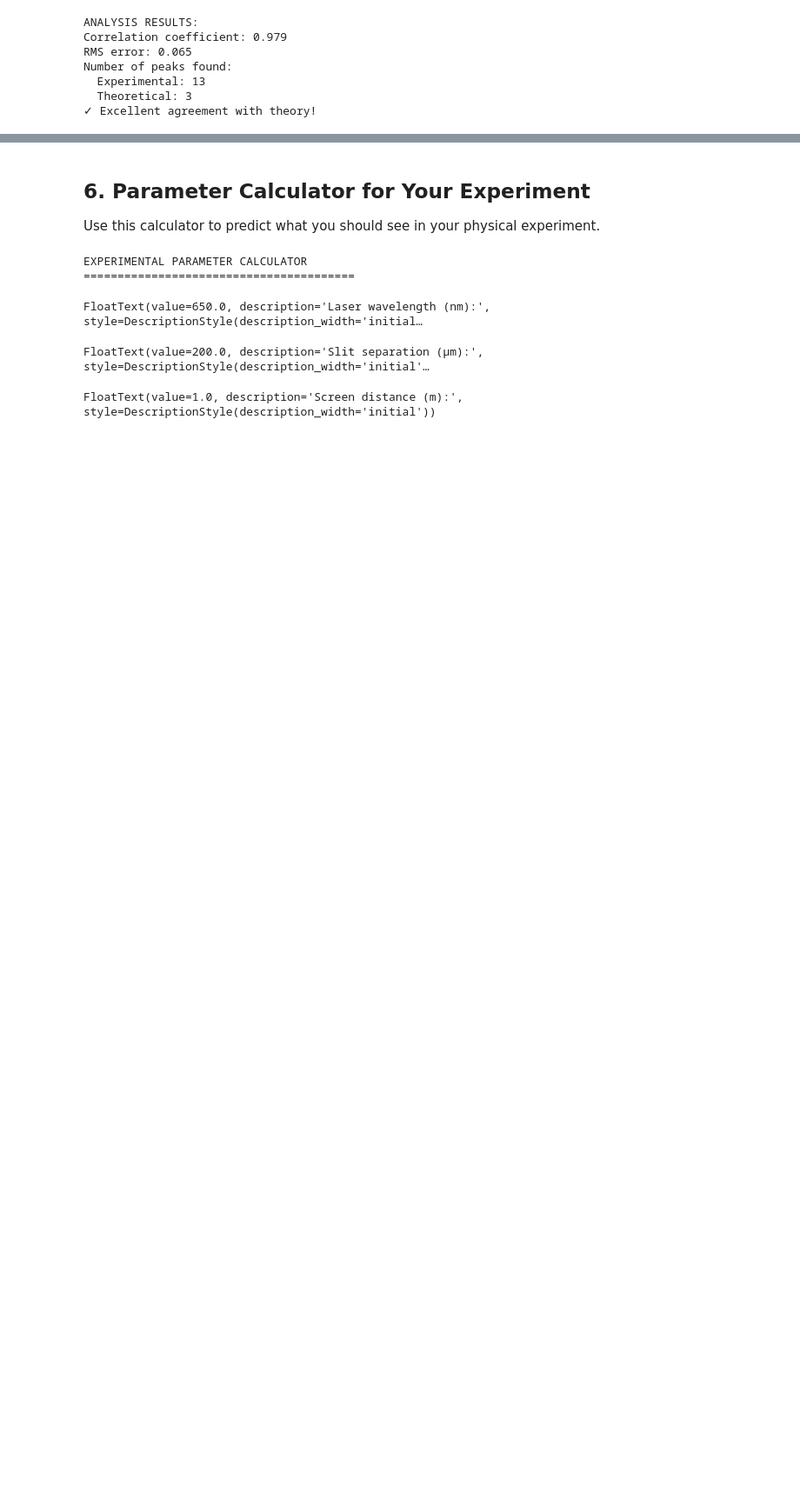
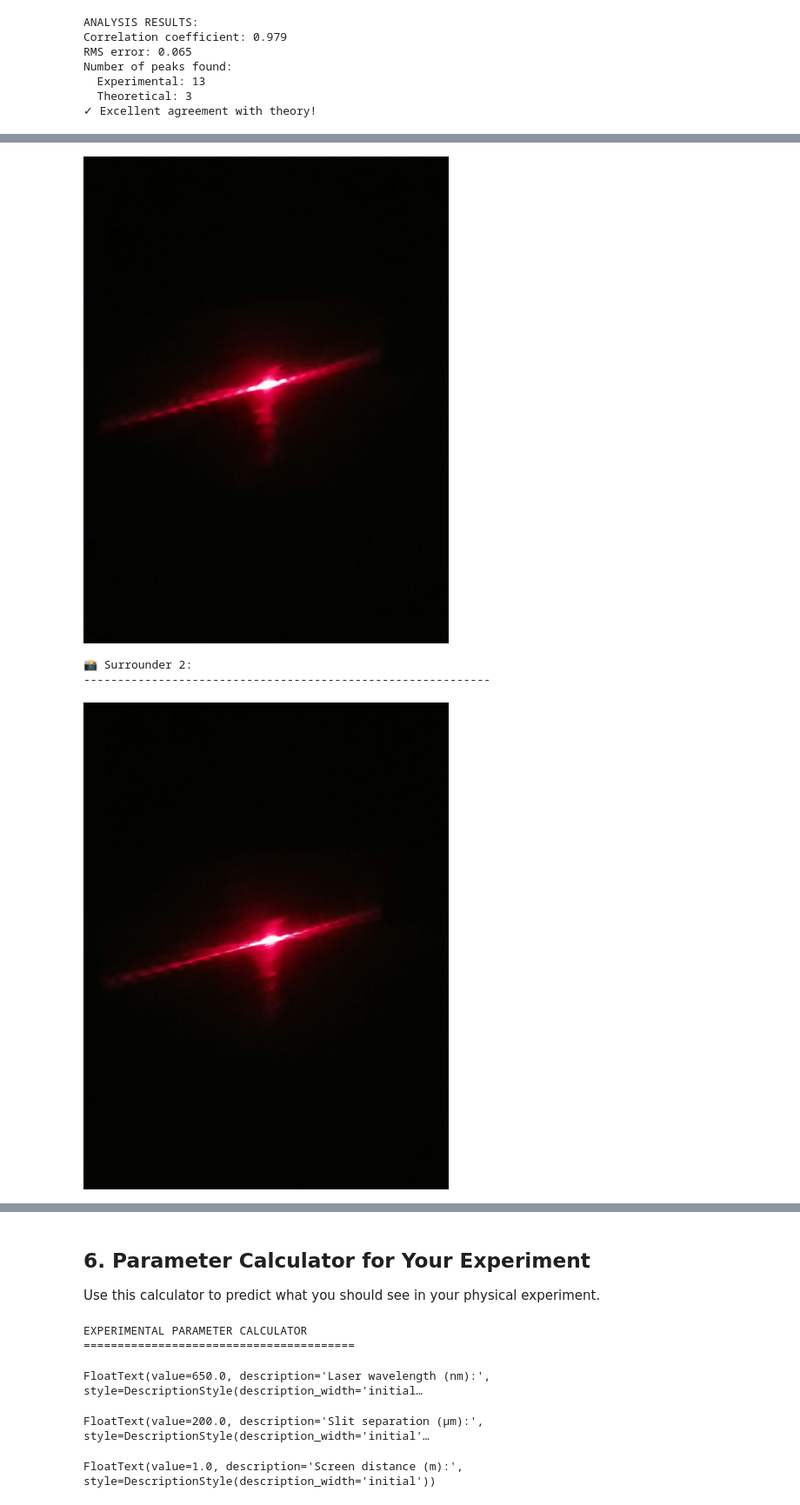
Before and after one commit to AnderssonProgramming/double-surrender-experiment, a Jupyter notebook: interactive_notebook.ipynb, the cells around one changed output, grey strips where cells are left out. Shown: that part at 87% size. Cells and saved outputs as stored; diff of their text form; code cells hidden in the pictures; blank space fills up the shorter version.

```diff
--- a/interactive_notebook.ipynb
+++ b/interactive_notebook.ipynb
@@ -345,4 +366,73 @@ Here's everything you need to know to build your own double-slit experiment.
 # %%
-# Display the experimental setup guide
-print(create_experimental_setup_guide())
+# Display the materials and construction process
+from IPython.display import Image, display
+import os
+
+print("=" * 60)
+print("MATERIALS AND CONSTRUCTION GUIDE")
+print("=" * 60)
+print()
+
+# Check if images exist
+assets_path = "assets"
+images = {
+    "surrounder_1": os.path.join(assets_path, "image-1.jpg"),
+    "surrounder_2": os.path.join(assets_path, "image-2.jpg"),
+    "final_construction": os.path.join(assets_path, "image-3.jpg")
+}
+
+# Display images if they exist
+for name, path in images.items():
+    if os.path.exists(path):
+        print(f"\n📸 {name.replace('_', ' ').title()}:")
+        print("-" * 60)
+        display(Image(filename=path, width=600))
+    else:
+        print(f"\n⚠️ Image not found: {path}")
+
+print("\n" + "=" * 60)
+print("CONSTRUCTION STEPS:")
+print("=" * 60)
+print("""
+1. 🏗️ BUILD THE FRAME (Images 1 & 2):
+   • Cut cardboard pieces to create a stable mounting structure
+   • The "surrounder" holds the aluminum foil with slits
+   • Ensure the structure is rigid and won't wobble
+   • Leave space for the laser to shine through
+
+2. ✂️ CREATE THE DOUBLE SLITS:
+   • Take a piece of aluminum foil (about 5cm x 5cm)
+   • Using a sharp razor blade, carefully cut TWO parallel slits
+   • Each slit should be very thin (~0.05mm) and straight
+   • Slits should be about 0.2mm apart (use a ruler!)
+   • Pro tip: Make cuts in one smooth motion for clean edges
+
+3. 🔧 ASSEMBLE THE APPARATUS (Image 3):
+   • Mount the aluminum foil in the cardboard frame
+   • Ensure the foil is flat and slits are vertical
+   • Position the laser pointer so it shines through both slits
+   • Set up a white screen/wall 1-2 meters away
+
+4. 🎯 ALIGNMENT:
+   • Turn on the laser in a dark room
+   • Adjust until laser beam passes through slits
+   • Look for the interference pattern on the screen
+   • Fine-tune alignment for clearest pattern
+
+5. 📸 DOCUMENTATION:
+   • Take photos of the setup (use images 1-3 as reference)
+   • Photograph the interference pattern clearly
+   • Measure and record all distances
+   • Take video showing the full experiment
+
+⚠️ SAFETY WARNINGS:
+   • NEVER look directly into the laser beam
+   • NEVER point laser at people, animals, or reflective surfaces
+   • Use adult supervision when cutting with razor blade
+   • Keep laser pointer away from eyes at all times
+""")
+
+print("=" * 60)
+print("✅ Follow these steps carefully for best results!")
+print("=" * 60)
 # %% [output]
@@ -349,0 +446,4 @@ NameError: name 'create_experimental_setup_guide' is not defined
+[figure, added]
+📸 Surrounder 2:
+------------------------------------------------------------
+[figure, added]
```
Also changed, not shown: parts of 11 cells of this notebook, 3 other files.
